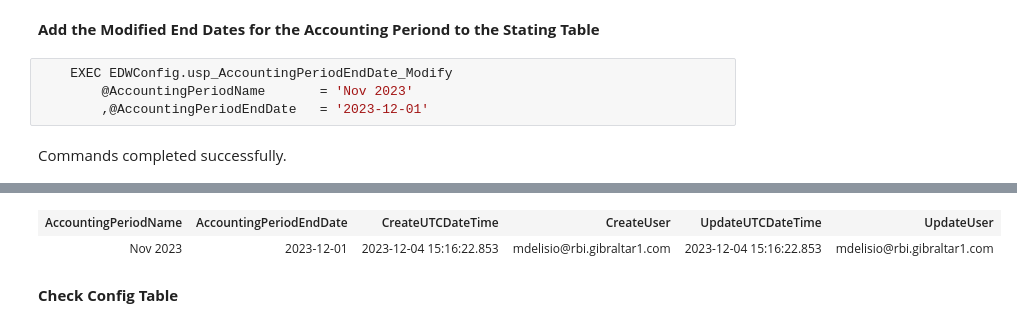
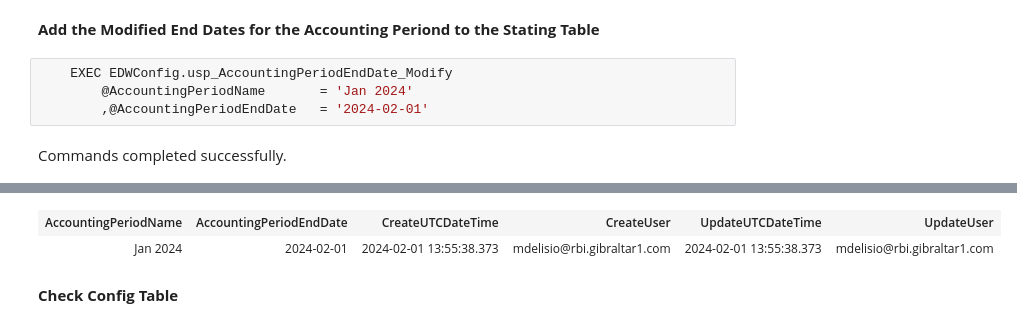
Before and after one commit to mdelisio/SQL-Scripts, a Jupyter notebook: Notebook- Update Accouinting Period End Date.ipynb, the cells around one changed output, grey strips where cells are left out. Drawn from its saved outputs; the diff is of its cells as text.

```diff
--- a/Notebook- Update Accouinting Period End Date.ipynb
+++ b/Notebook- Update Accouinting Period End Date.ipynb
@@ -2,7 +2,7 @@
 **Add the Modified End Dates for the Accounting Periond to the Stating Table**
 # %%
 	EXEC EDWConfig.usp_AccountingPeriodEndDate_Modify
-		@AccountingPeriodName		= 'Nov 2023'
-		,@AccountingPeriodEndDate	= '2023-12-01'
+		@AccountingPeriodName		= 'Jan 2024'
+		,@AccountingPeriodEndDate	= '2024-02-01'
 # %% [output]
 Commands completed successfully.
@@ -10,5 +10,5 @@ Total execution time: 00:00:00.235
 | AccountingPeriodName | AccountingPeriodEndDate | CreateUTCDateTime | CreateUser | UpdateUTCDateTime | UpdateUser |
-| Nov 2023 | 2023-12-01 | 2023-12-04 15:16:22.853 | mdelisio@rbi.gibraltar1.com | 2023-12-04 15:16:22.853 | mdelisio@rbi.gibraltar1.com |
+| Jan 2024 | 2024-02-01 | 2024-02-01 13:55:38.373 | mdelisio@rbi.gibraltar1.com | 2024-02-01 13:55:38.373 | mdelisio@rbi.gibraltar1.com |
 # %% [markdown]
 **Check Config Table**
 # %%
```
Also changed, not shown: parts of 4 cells of this notebook, 3 other files.
